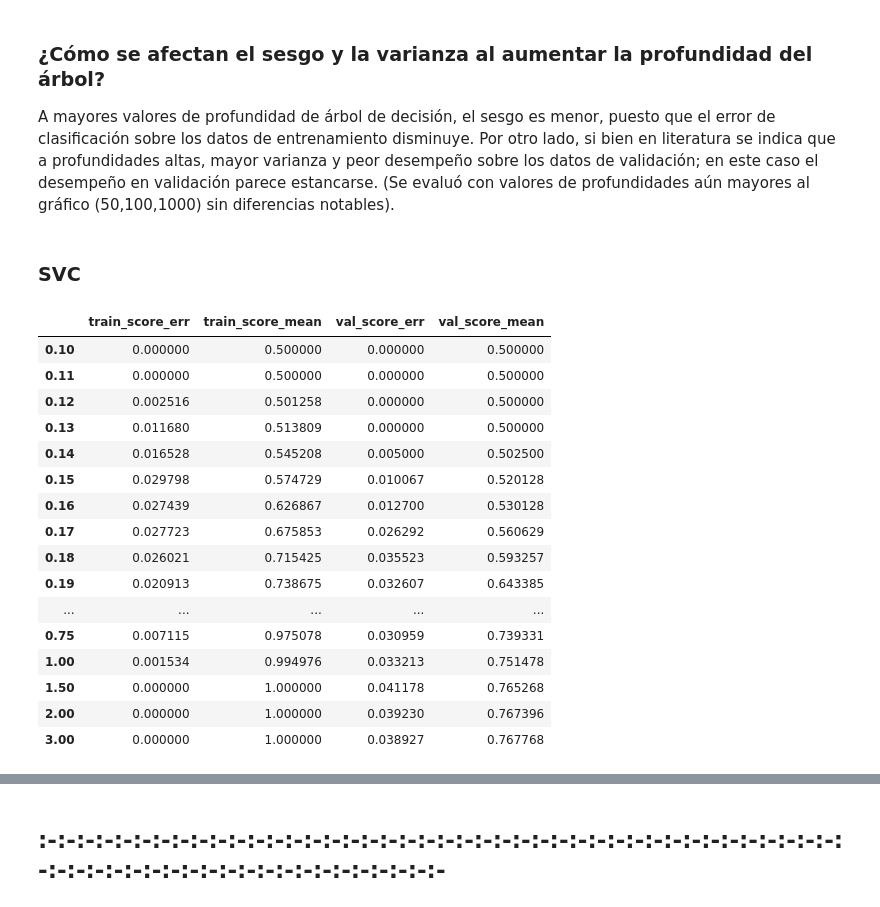
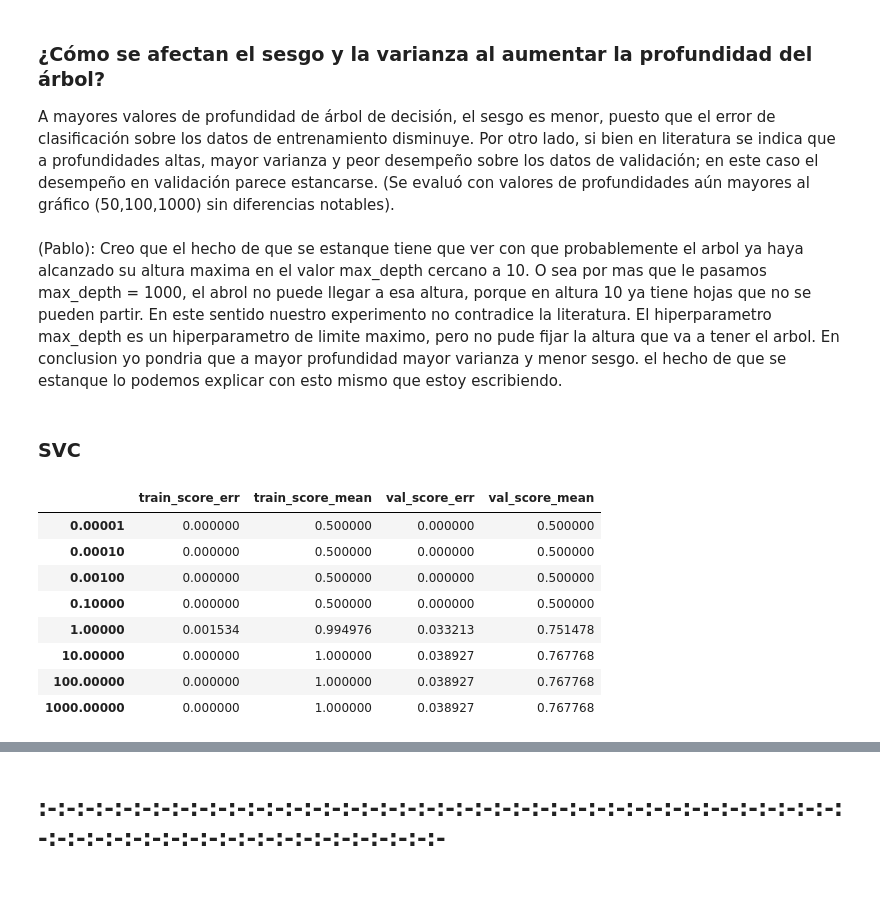
Before and after one commit to pfromer/MachineLearningTps, a Jupyter notebook: parte4.ipynb, the cells around one changed output, grey strips where cells are left out. Cells and saved outputs as stored; diff of their text form; code cells hidden in the pictures.

Commit message:
comentarios sobre las conclusiones

```diff
--- a/parte4.ipynb
+++ b/parte4.ipynb
@@ -130,60 +130,56 @@ plt.show()
 
 A mayores valores de profundidad de árbol de decisión, el sesgo es menor, puesto que el error de clasificación sobre los datos de entrenamiento disminuye. Por otro lado, si bien en literatura se indica que a profundidades altas, mayor varianza y peor desempeño sobre los datos de validación; en este caso el desempeño en validación parece estancarse.
 (Se evaluó con valores de profundidades aún mayores al gráfico (50,100,1000) sin diferencias notables).
+# %% [markdown]
+(Pablo): Creo que el hecho de que se estanque tiene que ver con que probablemente el arbol ya haya alcanzado su altura maxima en el valor max_depth cercano a 10. O sea por mas que le pasamos max_depth = 1000, el abrol no puede llegar a esa altura, porque en altura 10 ya tiene hojas que no se pueden partir. En este sentido nuestro experimento no contradice la literatura. El hiperparametro max_depth es un hiperparametro de limite maximo, pero no pude fijar la altura que va a tener el arbol.
+En conclusion yo pondria que a mayor profundidad mayor varianza y menor sesgo. el hecho de que se estanque lo podemos explicar con esto mismo que estoy escribiendo.
 # %% [markdown]
 ### SVC
 # %%
 # Tomo el mejor gamma y el mejor kernel encontrado mediante RandomSearch y GridSearch
 
-params=[0.01,0.1,1,10,100,1000] # Cs
-params=list(np.arange(0.10,0.25,0.01))+[0.5,0.75,1,1.5,2,3]
+#params=[0.01,0.1,1,10,100,1000] # Cs
+#params=list(np.arange(0.10,0.25,0.01))+[0.5,0.75,1,1.5,2,3]
+params=[0.00001,0.0001, 0.001, 0.1, 1, 10, 100,1000]
 #params=[50,60,70,80,90,100,110,120,130,140,150]
 
 dic={}
 for c in params:
     ROC_AUC_train=[]
     ROC_AUC_val=[]
 
     for rep in range(10):
         nkfold = StratifiedKFold(n_splits=5)
         nkfold.get_n_splits(X_desarrollo,y_desarrollo)
         for train, test  in nkfold.split(X_desarrollo,y_desarrollo):
             X_train, X_val = X_desarrollo.iloc[train], X_desarrollo.iloc[test]
             y_train, y_val = y_desarrollo.iloc[train], y_desarrollo.iloc[test]
 
             model=SVC(C=c,kernel="rbf",gamma=0.00707269)
             model.fit(X_train,y_train)
 
             ROC_AUC_train.append(roc_auc_score(y_train,model.predict(X_train)))
             ROC_AUC_val.append(roc_auc_score(y_val,model.predict(X_val)))
 
     tsm=np.mean(ROC_AUC_train)
     tse=np.std(ROC_AUC_train)
     vsm=np.mean(ROC_AUC_val)
     vse=np.std(ROC_AUC_val)
 
     dic[c]={"train_score_mean":tsm,"train_score_err":tse,"val_score_mean":vsm,"val_score_err":vse}
 
 df=pd.DataFrame(dic).T
 df.reindex(params)
 # %% [output]
 |  | train_score_err | train_score_mean | val_score_err | val_score_mean |
-| 0.10 | 0.000000 | 0.500000 | 0.000000 | 0.500000 |
-| 0.11 | 0.000000 | 0.500000 | 0.000000 | 0.500000 |
-| 0.12 | 0.002516 | 0.501258 | 0.000000 | 0.500000 |
-| 0.13 | 0.011680 | 0.513809 | 0.000000 | 0.500000 |
-| 0.14 | 0.016528 | 0.545208 | 0.005000 | 0.502500 |
-| 0.15 | 0.029798 | 0.574729 | 0.010067 | 0.520128 |
-| 0.16 | 0.027439 | 0.626867 | 0.012700 | 0.530128 |
-| 0.17 | 0.027723 | 0.675853 | 0.026292 | 0.560629 |
-| 0.18 | 0.026021 | 0.715425 | 0.035523 | 0.593257 |
-| 0.19 | 0.020913 | 0.738675 | 0.032607 | 0.643385 |
-| ... | ... | ... | ... | ... |
-| 0.75 | 0.007115 | 0.975078 | 0.030959 | 0.739331 |
-| 1.00 | 0.001534 | 0.994976 | 0.033213 | 0.751478 |
-| 1.50 | 0.000000 | 1.000000 | 0.041178 | 0.765268 |
-| 2.00 | 0.000000 | 1.000000 | 0.039230 | 0.767396 |
-| 3.00 | 0.000000 | 1.000000 | 0.038927 | 0.767768 |
+| 0.00001 | 0.000000 | 0.500000 | 0.000000 | 0.500000 |
+| 0.00010 | 0.000000 | 0.500000 | 0.000000 | 0.500000 |
+| 0.00100 | 0.000000 | 0.500000 | 0.000000 | 0.500000 |
+| 0.10000 | 0.000000 | 0.500000 | 0.000000 | 0.500000 |
+| 1.00000 | 0.001534 | 0.994976 | 0.033213 | 0.751478 |
+| 10.00000 | 0.000000 | 1.000000 | 0.038927 | 0.767768 |
+| 100.00000 | 0.000000 | 1.000000 | 0.038927 | 0.767768 |
+| 1000.00000 | 0.000000 | 1.000000 | 0.038927 | 0.767768 |
 # %%
 plt.plot(df.index,df.train_score_mean,color="b",label="Train")
 plt.fill_between(df.index, df.train_score_mean - df.train_score_err,
```
Also changed, not shown: parts of 8 cells of this notebook.
